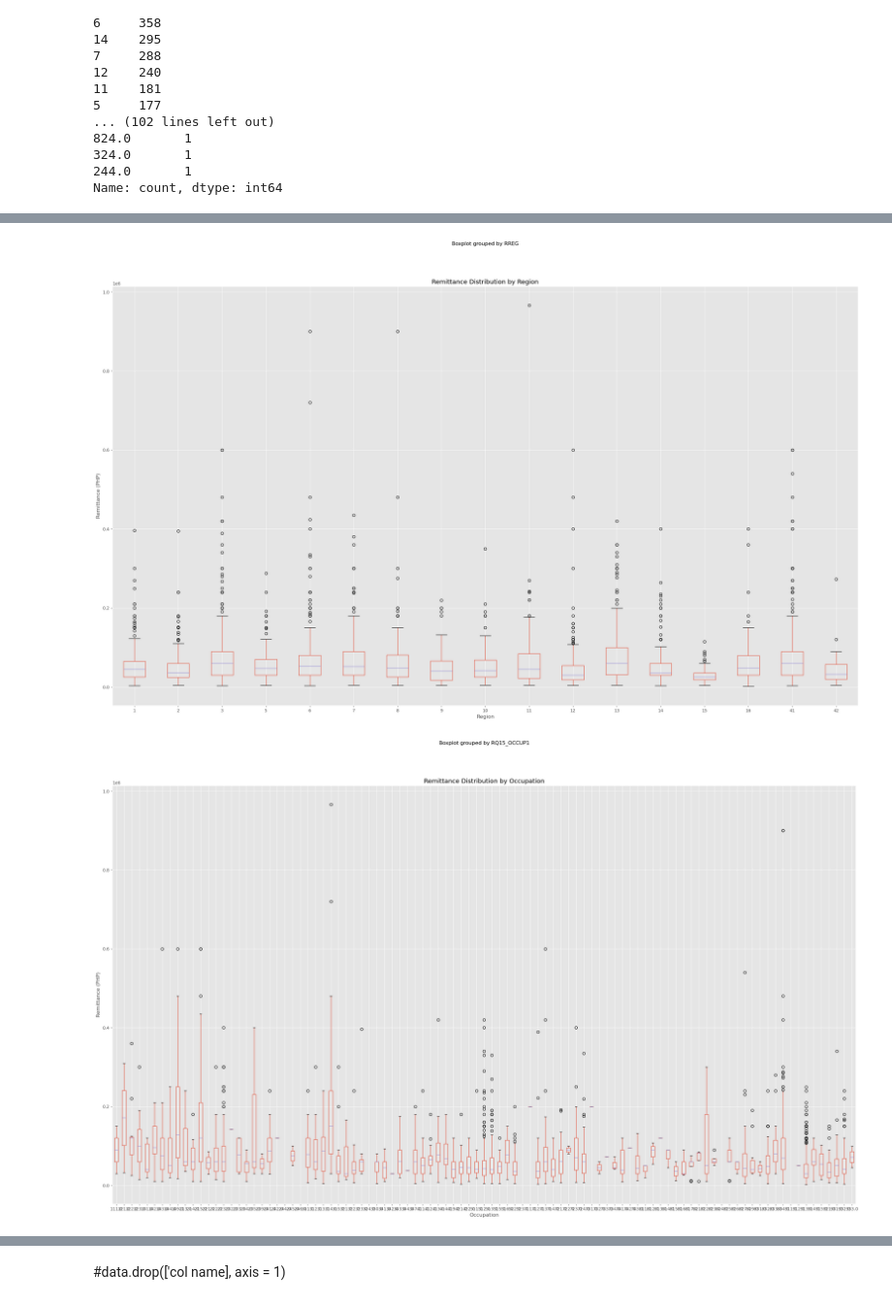
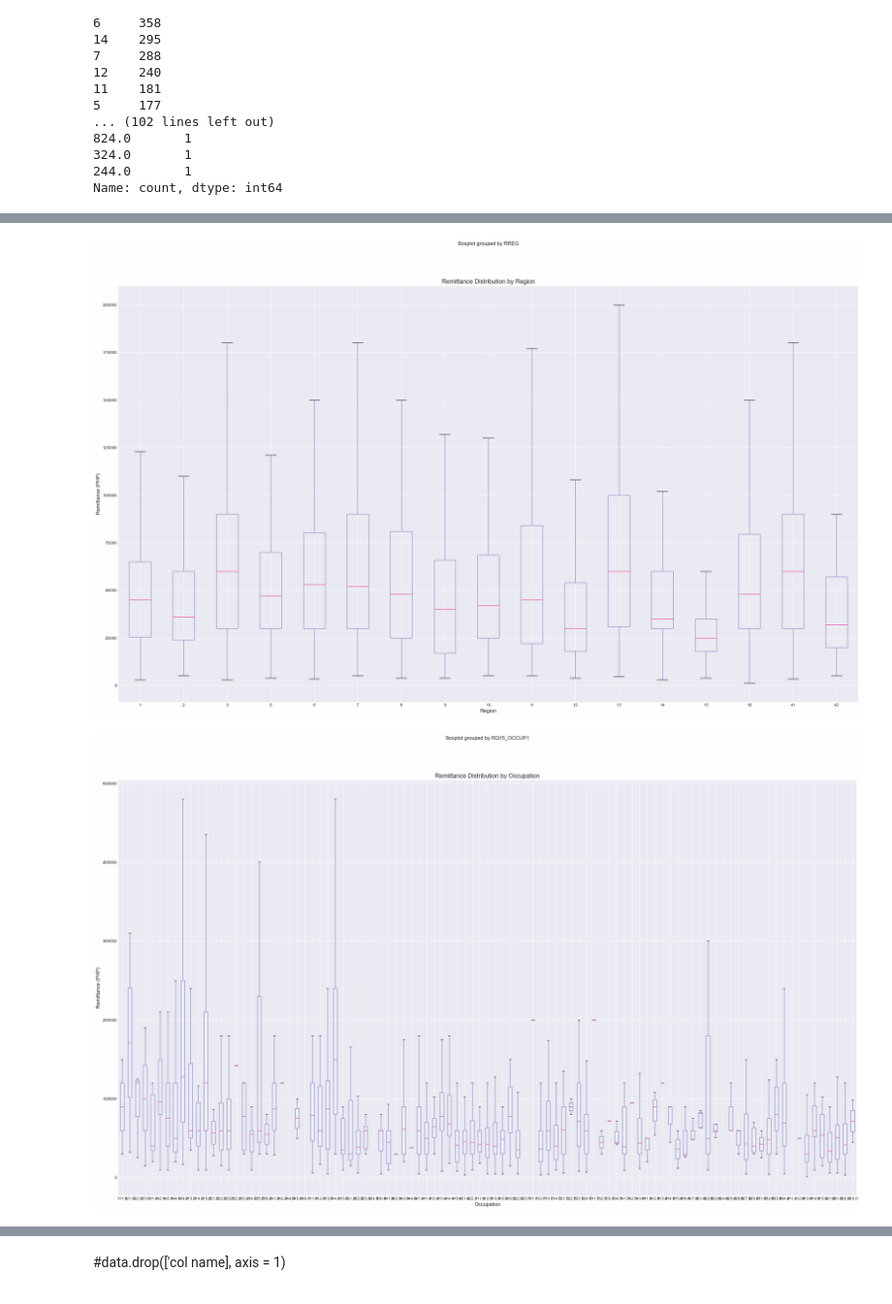
Before and after one commit to almiravelas/CSMODEL, a Jupyter notebook: Phase1.ipynb, the cells around one changed output, grey strips where cells are left out. Shown at 97% size. Saved outputs shown, nothing was run; the diff lists cells and outputs as text; code cells hidden in the pictures.

```diff
--- a/Phase1.ipynb
+++ b/Phase1.ipynb
@@ -29,7 +29,7 @@ import numpy as np
 import matplotlib.pyplot as plt
 import seaborn as sns
 
-plt.style.use('ggplot')
+plt.style.use('https://github.com/dhaitz/matplotlib-stylesheets/raw/master/pitayasmoothie-light.mplstyle')
 pd.set_option('display.max_columns', 100)
 pd.set_option('display.max_rows', 100)
 
@@ -256,18 +500,18 @@ plt.show()
 # %%
-data.boxplot(column='RQ22_CASHAMT', by='RREG', figsize=(30, 18))
+data.boxplot(column='RQ22_CASHAMT', by='RREG', figsize=(30, 18), showfliers=False)
 plt.title('Remittance Distribution by Region')
 plt.xlabel('Region')
 plt.ylabel('Remittance (PHP)')
 plt.show()
 
-data.boxplot(column='RQ22_CASHAMT', by='RQ15_OCCUP1', figsize=(30, 18))
+data.boxplot(column='RQ22_CASHAMT', by='RQ15_OCCUP1', figsize=(30, 18), showfliers=False)
 plt.title('Remittance Distribution by Occupation')
 plt.xlabel('Occupation')
 plt.ylabel('Remittance (PHP)')
 plt.show()
 # %% [output]
-[figure, old version]
+[figure, new version]
-[figure, old version]
+[figure, new version]
 # %%
 # Group by region and sum the total remittance amount
 grouped_by_region = data.groupby('RREG')['RQ22_CASHAMT'].sum()
```
Also changed, not shown: parts of 46 cells of this notebook, 1 other file.
